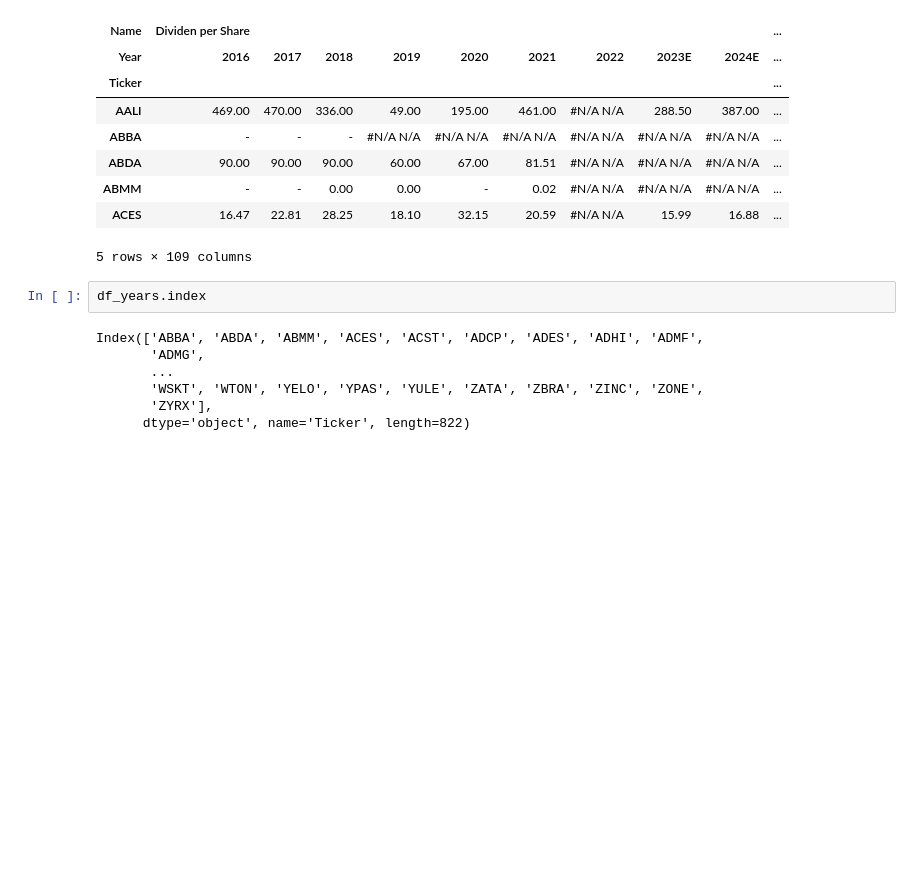
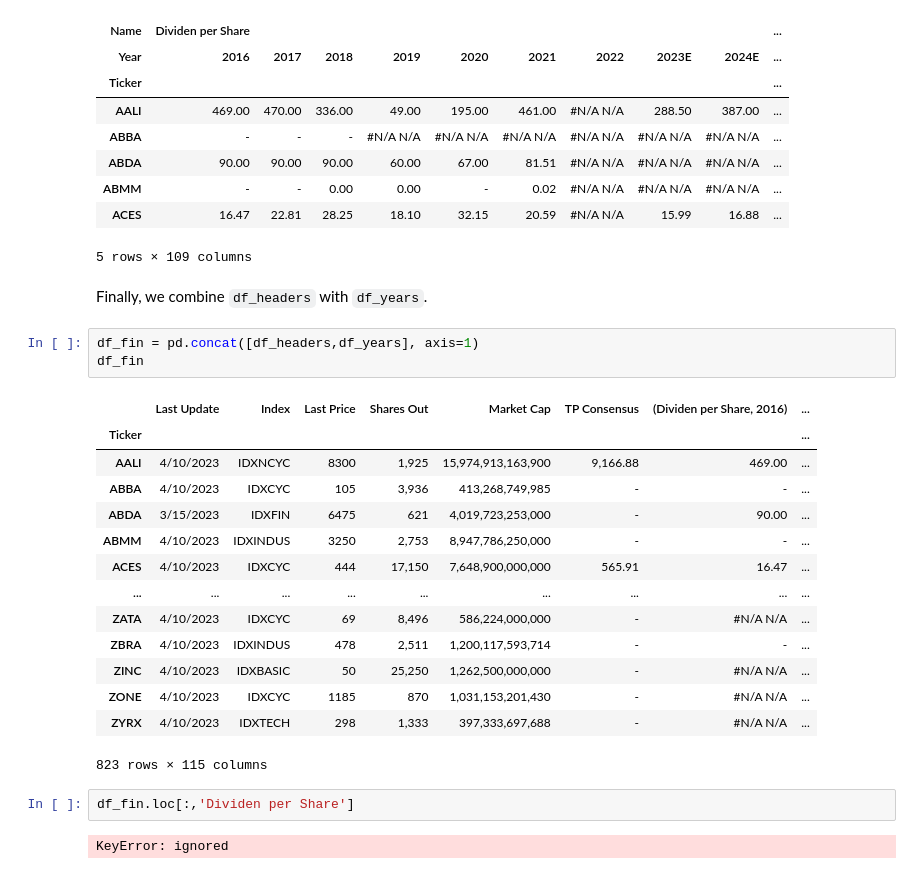
Before and after one commit to thariqziyad/PythonCourse2023, a Jupyter notebook: Test_Analysis.ipynb, the cells around one changed output. Saved outputs shown, nothing was run; the diff lists cells and outputs as text; blank space fills up the shorter version.

```diff
--- a/Test_Analysis.ipynb
+++ b/Test_Analysis.ipynb
@@ -131,12 +131,27 @@ df_years.head()
 | ABMM | - | - | 0.00 | 0.00 | - | 0.02 | #N/A N/A | #N/A N/A | #N/A N/A | ... |
 | ACES | 16.47 | 22.81 | 28.25 | 18.10 | 32.15 | 20.59 | #N/A N/A | 15.99 | 16.88 | ... |
 5 rows × 109 columns
-# %%
-df_years.index
-# %% [output]
-Index(['ABBA', 'ABDA', 'ABMM', 'ACES', 'ACST', 'ADCP', 'ADES', 'ADHI', 'ADMF',
-       'ADMG',
-       ...
-       'WSKT', 'WTON', 'YELO', 'YPAS', 'YULE', 'ZATA', 'ZBRA', 'ZINC', 'ZONE',
-       'ZYRX'],
-      dtype='object', name='Ticker', length=822)
+# %% [markdown]
+Finally, we combine `df_headers` with `df_years`.
+# %%
+df_fin = pd.concat([df_headers,df_years], axis=1)
+df_fin
+# %% [output]
+|  | Last Update | Index | Last Price | Shares Out | Market Cap | TP Consensus | (Dividen per Share, 2016) | ... |
+| Ticker |  |  |  |  |  |  |  | ... |
+| AALI | 4/10/2023 | IDXNCYC | 8300 | 1,925 | 15,974,913,163,900 | 9,166.88 | 469.00 | ... |
+| ABBA | 4/10/2023 | IDXCYC | 105 | 3,936 | 413,268,749,985 | - | - | ... |
+| ABDA | 3/15/2023 | IDXFIN | 6475 | 621 | 4,019,723,253,000 | - | 90.00 | ... |
+| ABMM | 4/10/2023 | IDXINDUS | 3250 | 2,753 | 8,947,786,250,000 | - | - | ... |
+| ACES | 4/10/2023 | IDXCYC | 444 | 17,150 | 7,648,900,000,000 | 565.91 | 16.47 | ... |
+| ... | ... | ... | ... | ... | ... | ... | ... | ... |
+| ZATA | 4/10/2023 | IDXCYC | 69 | 8,496 | 586,224,000,000 | - | #N/A N/A | ... |
+| ZBRA | 4/10/2023 | IDXINDUS | 478 | 2,511 | 1,200,117,593,714 | - | - | ... |
+| ZINC | 4/10/2023 | IDXBASIC | 50 | 25,250 | 1,262,500,000,000 | - | #N/A N/A | ... |
+| ZONE | 4/10/2023 | IDXCYC | 1185 | 870 | 1,031,153,201,430 | - | #N/A N/A | ... |
+| ZYRX | 4/10/2023 | IDXTECH | 298 | 1,333 | 397,333,697,688 | - | #N/A N/A | ... |
+823 rows × 115 columns
+# %%
+df_fin.loc[:,'Dividen per Share']
+# %% [output]
+KeyError: ignored
```
Also changed, not shown: parts of 1 cell of this notebook.
